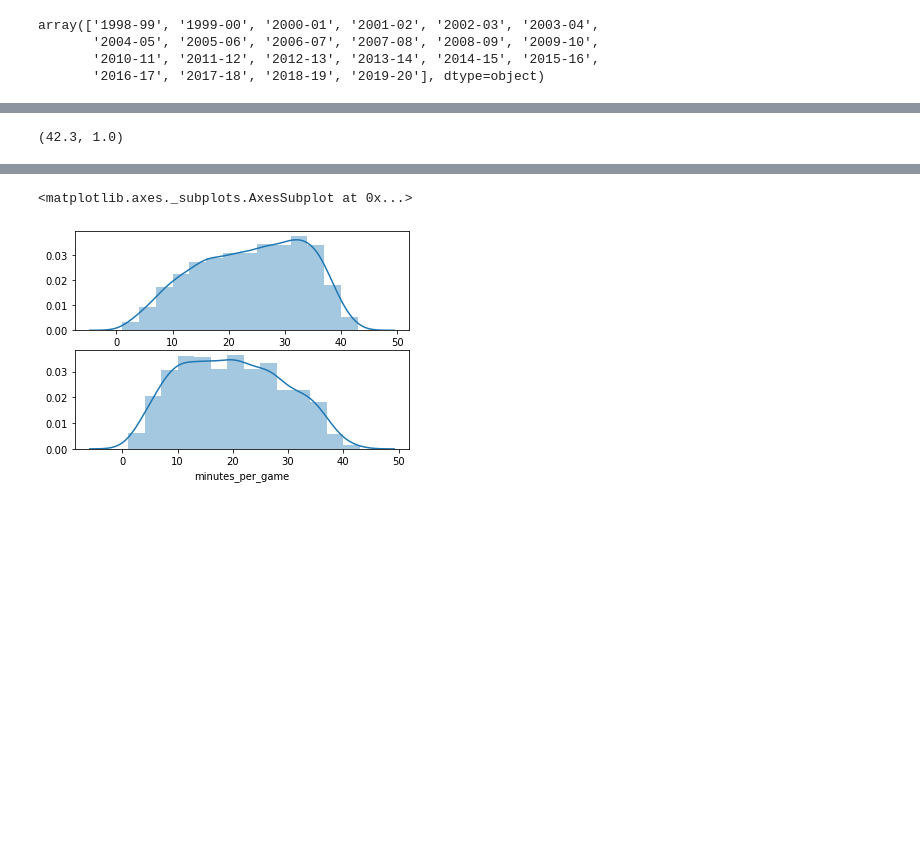
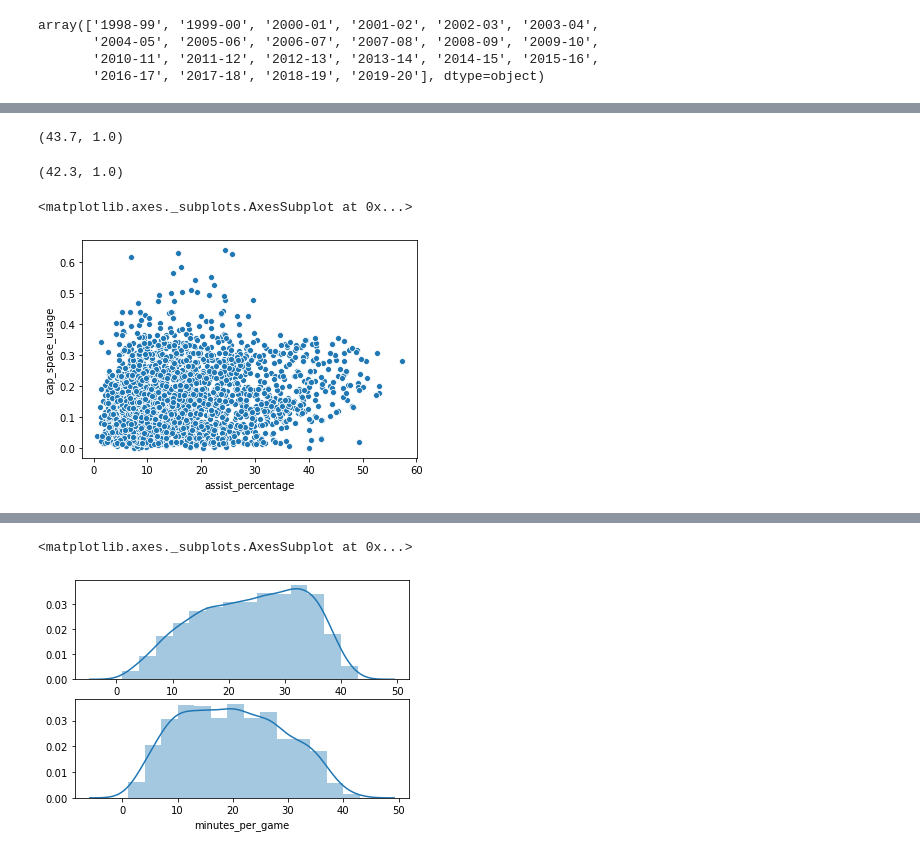
Before and after one commit to ZachLiu519/nba-model, a Jupyter notebook: week_2_data_exploration/contract_stats.ipynb, the cells around one changed output, grey strips where cells are left out. Saved outputs shown, nothing was run; the diff lists cells and outputs as text; code cells hidden in the pictures; blank space fills up the shorter version.

```diff
--- a/week_2_data_exploration/contract_stats.ipynb
+++ b/week_2_data_exploration/contract_stats.ipynb
@@ -121,5 +120,14 @@ def scatter_and_correlation(df, column_1, column_2, ax, order):
     return correlation(copy, column_1 + '_standard', column_2 + '_standard')
+# %%
+max(salaries_stats_first_round['minutes_per_game']), min(salaries_stats_first_round['minutes_per_game'])
+# %% [output]
+(43.7, 1.0)
 # %%
 max(salaries_stats_second_round['minutes_per_game']), min(salaries_stats_second_round['minutes_per_game'])
 # %% [output]
 (42.3, 1.0)
+# %%
+sns.scatterplot(x='assist_percentage', y='cap_space_usage', data=salaries_stats_first_round.loc[(salaries_stats_first_round['minutes_played'] >= 700)])
+# %% [output]
+<matplotlib.axes._subplots.AxesSubplot at 0x...>
+[figure, added]
```
Also changed, not shown: parts of 13 cells of this notebook, 3 other files.
